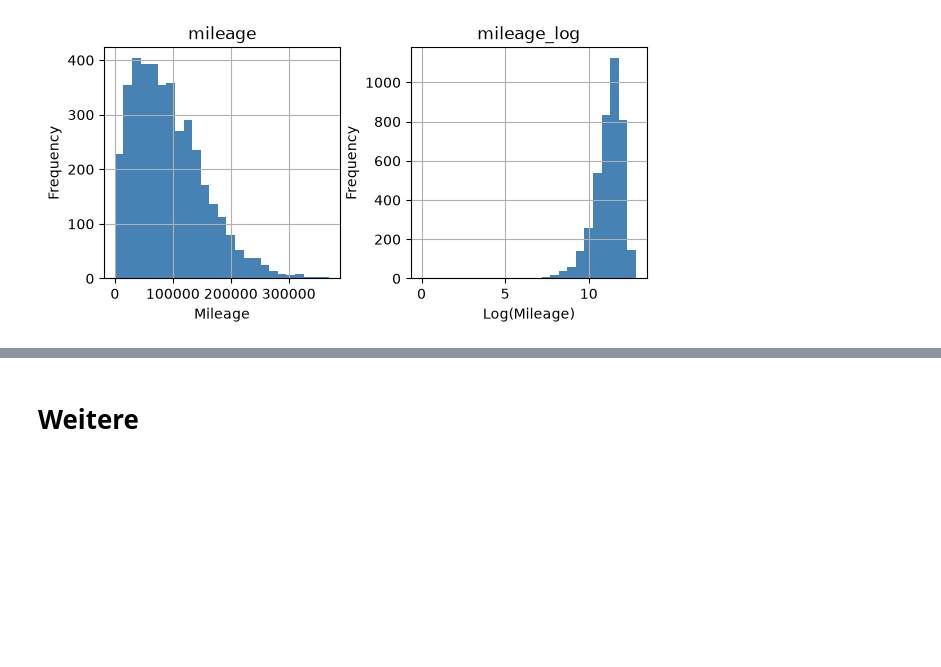
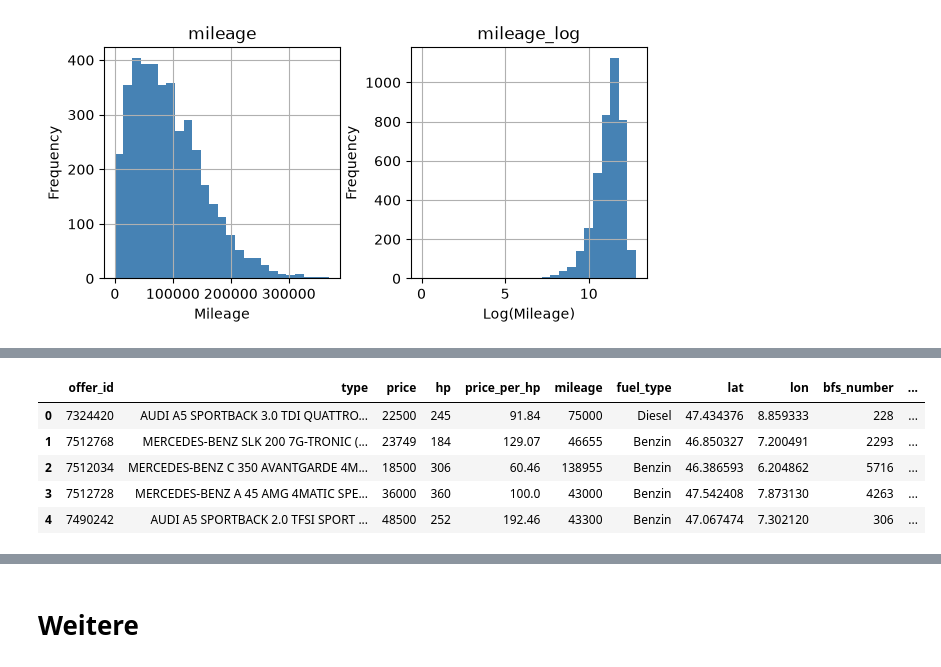
Before and after one commit to pyrat12/DS_HS2026_LNW, a Jupyter notebook: DS_HS2026_LNW_I_Examples/AP02/AP02 Spick.ipynb, the cells around one changed output, grey strips where cells are left out. Cells and saved outputs as stored; diff of their text form; code cells hidden in the pictures; blank space fills up the shorter version.

```diff
--- a/DS_HS2026_LNW_I_Examples/AP02/AP02 Spick.ipynb
+++ b/DS_HS2026_LNW_I_Examples/AP02/AP02 Spick.ipynb
@@ -1151,0 +1324,40 @@ plt.show()                                                                  #Bei
+# %%
+# Merge geo-information to the car data (the key is 'offer_id')
+df2 = df_autoscout.merge(df_geo[['offer_id',  #Nur benötigte Spalten des zweiten DataFrames auswählen
+                                'lat',        #Geografischer Breitengrad
+                                'lon',        #Geografischer Längengrad
+                                'bfs_number', #Offizielle Gemeindenummer
+                                'bfs_name']], #Offizieller Gemeindename
+                         on="offer_id")       #merge(): Beide DataFrames anhand der gemeinsamen Schlüsselspalte verbinden
+                                              #on: Schlüsselspalte muss in beiden DataFrames vorhanden sein
+                                              #Standard: how='inner' (nur übereinstimmende Schlüsselwerte übernehmen)
+                                              #Erkenntnis: Fahrzeugdaten werden um geografische Informationen ergänzt
+
+# Show data
+df2[['offer_id',     #Eindeutige Angebotsnummer
+     'type',         #Fahrzeugtyp bzw. Modell
+     'price',        #Fahrzeugpreis
+     'hp',           #Motorleistung in PS
+     'price_per_hp', #Berechneter Preis pro PS
+     'mileage',      #Kilometerstand
+     'fuel_type',    #Treibstoffart
+     'lat',          #Geografischer Breitengrad
+     'lon',          #Geografischer Längengrad
+     'bfs_number',   #Gemeindenummer
+     'bfs_name']].head() #Gewünschte Spalten auswählen und die ersten 5 Zeilen anzeigen
+
+#ANPASSEN: df_autoscout durch den ersten DataFrame ersetzen (Hauptdaten)
+#ANPASSEN: df_geo durch den zweiten DataFrame ersetzen (zusätzliche Informationen)
+#ANPASSEN: 'offer_id' durch die gemeinsame Schlüsselspalte ersetzen (z. B. 'web-scraper-order')
+#ANPASSEN: ['offer_id', 'lat', 'lon', 'bfs_number', 'bfs_name'] an die benötigten Spalten des zweiten DataFrames anpassen
+#ANPASSEN: Die Spaltenliste bei df2[['...']].head() an die tatsächlich vorhandenen und gewünschten Spalten anpassen
+#OPTIONAL: how='left', how='right' oder how='outer' ergänzen, um die Join-Art zu ändern
+#NICHTS ANPASSEN: .merge(), on= und .head() als Methoden bzw. Parameter
+#VORAUSSETZUNG: Beide DataFrames müssen bereits existieren und die gemeinsame Schlüsselspalte enthalten
+# %% [output]
+|  | offer_id | type | price | hp | price_per_hp | mileage | fuel_type | lat | lon | bfs_number | ... |
+| 0 | 7324420 | AUDI A5 SPORTBACK 3.0 TDI QUATTRO... | 22500 | 245 | 91.84 | 75000 | Diesel | 47.434376 | 8.859333 | 228 | ... |
+| 1 | 7512768 | MERCEDES-BENZ SLK 200 7G-TRONIC (... | 23749 | 184 | 129.07 | 46655 | Benzin | 46.850327 | 7.200491 | 2293 | ... |
+| 2 | 7512034 | MERCEDES-BENZ C 350 AVANTGARDE 4M... | 18500 | 306 | 60.46 | 138955 | Benzin | 46.386593 | 6.204862 | 5716 | ... |
+| 3 | 7512728 | MERCEDES-BENZ A 45 AMG 4MATIC SPE... | 36000 | 360 | 100.0 | 43000 | Benzin | 47.542408 | 7.873130 | 4263 | ... |
+| 4 | 7490242 | AUDI A5 SPORTBACK 2.0 TFSI SPORT ... | 48500 | 252 | 192.46 | 43300 | Benzin | 47.067474 | 7.302120 | 306 | ... |
```
Also changed, not shown: parts of 17 cells of this notebook.
